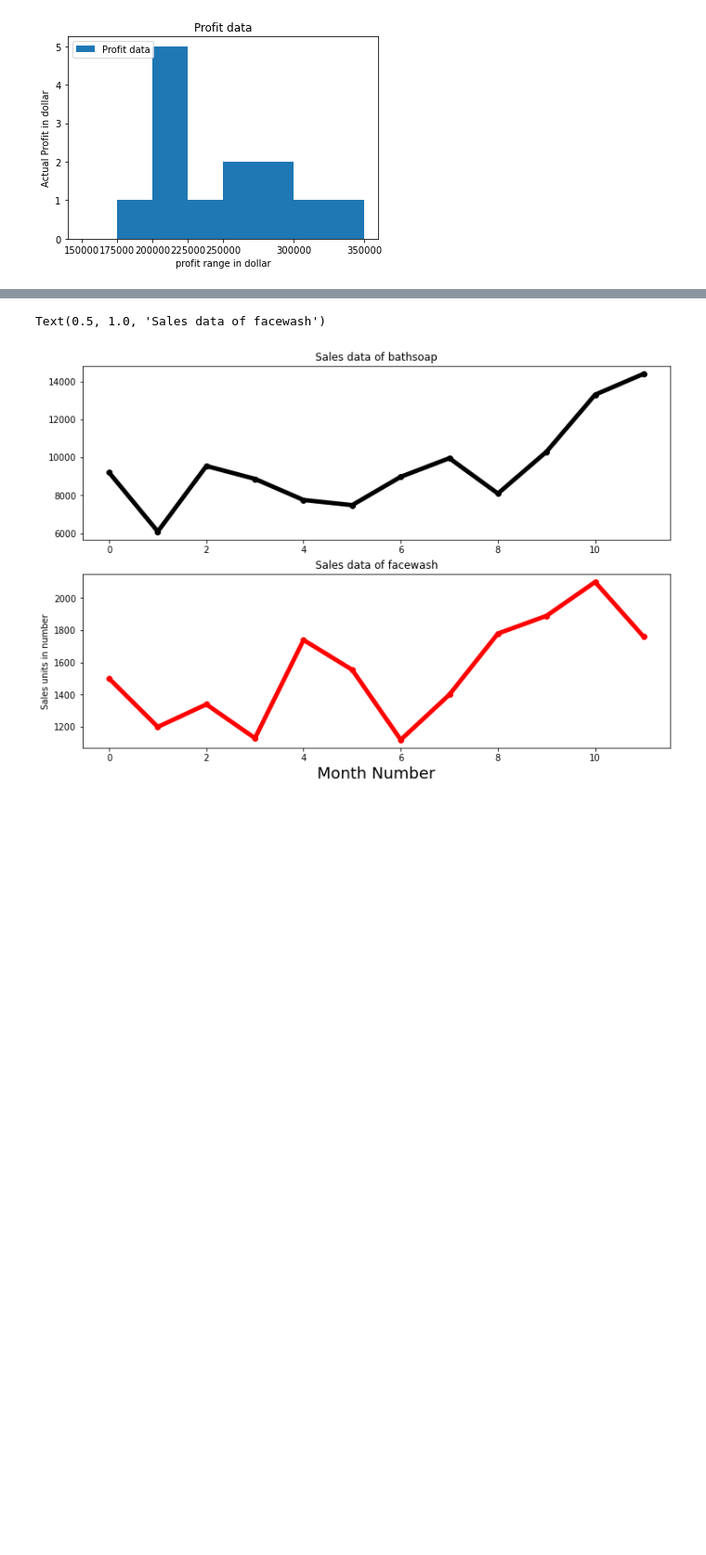
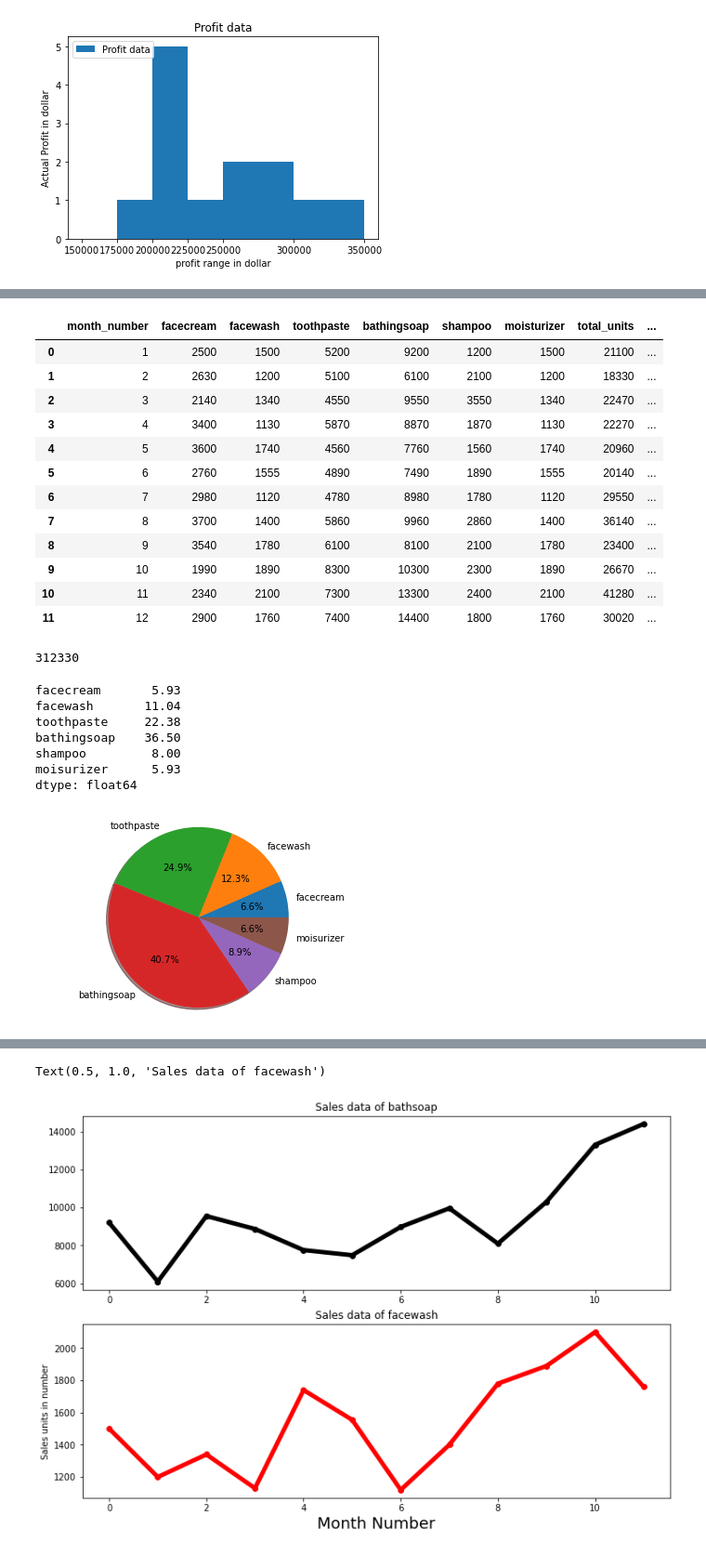
Before and after one commit to alessiorecchia/strive_exe, a Jupyter notebook: d10_Matplotlib/Matplotlib_exercises.ipynb, the cells around one changed output, grey strips where cells are left out. Shown at 93% size. Cells and saved outputs as stored; diff of their text form; code cells hidden in the pictures; blank space fills up the shorter version.

```diff
--- a/d10_Matplotlib/Matplotlib_exercises.ipynb
+++ b/d10_Matplotlib/Matplotlib_exercises.ipynb
@@ -196,3 +192,50 @@ The Pie chart should look like this:
+# %%
+# Write your code here
+display(data)
+total_year_units = data['total_units'].sum()
+print(total_year_units)
+
+total_sale_data = pd.Series([round(data['facewash'].sum() / total_year_units * 100, 2),
+                            round(data['facecream'].sum() / total_year_units * 100, 2),
+                            round(data['toothpaste'].sum() / total_year_units * 100, 2),
+                            round(data['bathingsoap'].sum() / total_year_units * 100, 2),
+                            round(data['shampoo'].sum() / total_year_units, 2) * 100,
+                            round(data['moisturizer'].sum() / total_year_units * 100, 2),],
+                            index=['facecream', 'facewash', 'toothpaste', 'bathingsoap', 'shampoo', 'moisurizer'])
+# display(total_sale_data)
+
+labels = total_sale_data.index
+sizes = total_sale_data
+
+fig1, ax1 = plt.subplots()
+ax1.pie(sizes, labels=labels, shadow=True, autopct='%1.1f%%')
+
+ax1.axis('equal')  # Equal aspect ratio ensures that pie is drawn as a circle.
+
+plt.show()
+# %% [output]
+|  | month_number | facecream | facewash | toothpaste | bathingsoap | shampoo | moisturizer | total_units | ... |
+| 0 | 1 | 2500 | 1500 | 5200 | 9200 | 1200 | 1500 | 21100 | ... |
+| 1 | 2 | 2630 | 1200 | 5100 | 6100 | 2100 | 1200 | 18330 | ... |
+| 2 | 3 | 2140 | 1340 | 4550 | 9550 | 3550 | 1340 | 22470 | ... |
+| 3 | 4 | 3400 | 1130 | 5870 | 8870 | 1870 | 1130 | 22270 | ... |
+| 4 | 5 | 3600 | 1740 | 4560 | 7760 | 1560 | 1740 | 20960 | ... |
+| 5 | 6 | 2760 | 1555 | 4890 | 7490 | 1890 | 1555 | 20140 | ... |
+| 6 | 7 | 2980 | 1120 | 4780 | 8980 | 1780 | 1120 | 29550 | ... |
+| 7 | 8 | 3700 | 1400 | 5860 | 9960 | 2860 | 1400 | 36140 | ... |
+| 8 | 9 | 3540 | 1780 | 6100 | 8100 | 2100 | 1780 | 23400 | ... |
+| 9 | 10 | 1990 | 1890 | 8300 | 10300 | 2300 | 1890 | 26670 | ... |
+| 10 | 11 | 2340 | 2100 | 7300 | 13300 | 2400 | 2100 | 41280 | ... |
+| 11 | 12 | 2900 | 1760 | 7400 | 14400 | 1800 | 1760 | 30020 | ... |
+312330
+facecream       5.93
+facewash       11.04
+toothpaste     22.38
+bathingsoap    36.50
+shampoo         8.00
+moisurizer      5.93
+dtype: float64
+[figure, added]
 # %% [markdown]
 ### Exercise 9: Read the Bathing soap facewash of all months and display it using the Subplot.
 The Subplot should look like this:
```
Also changed, not shown: parts of 1 cell of this notebook, 1 other file.
